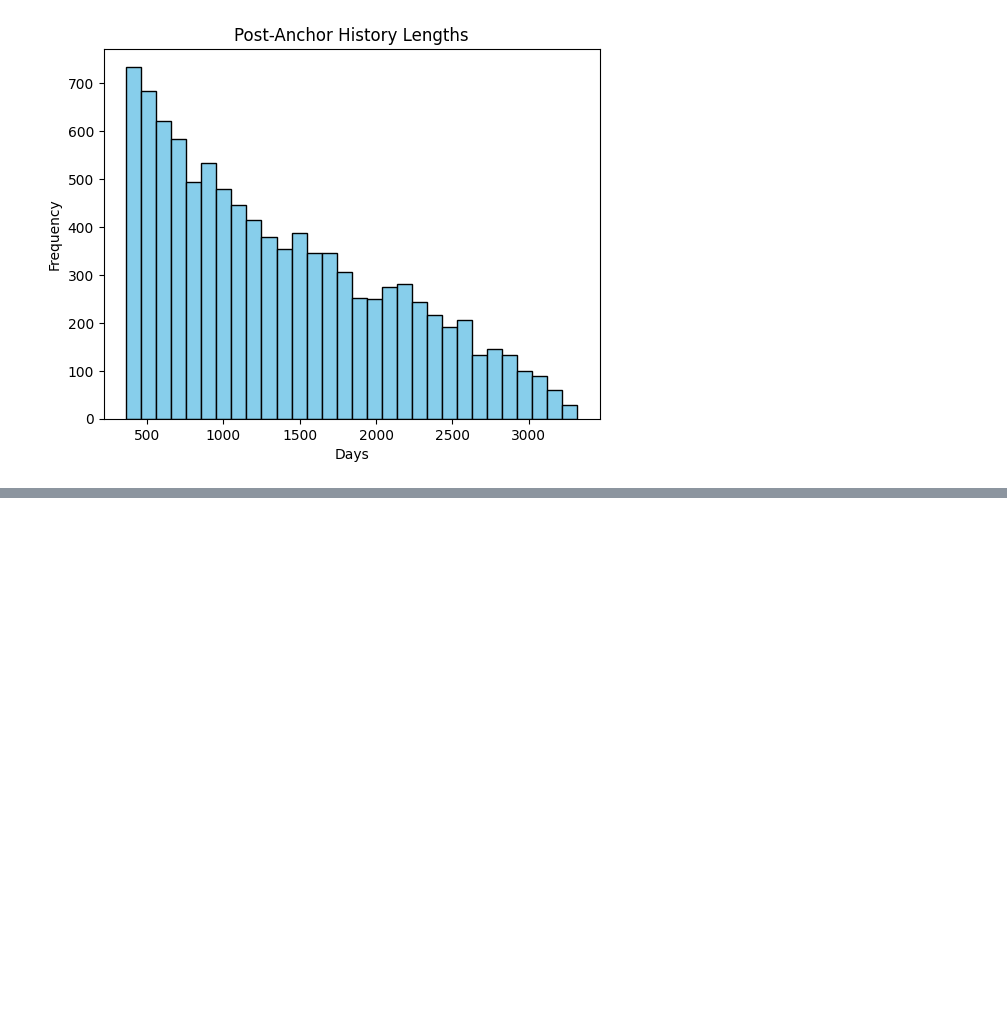
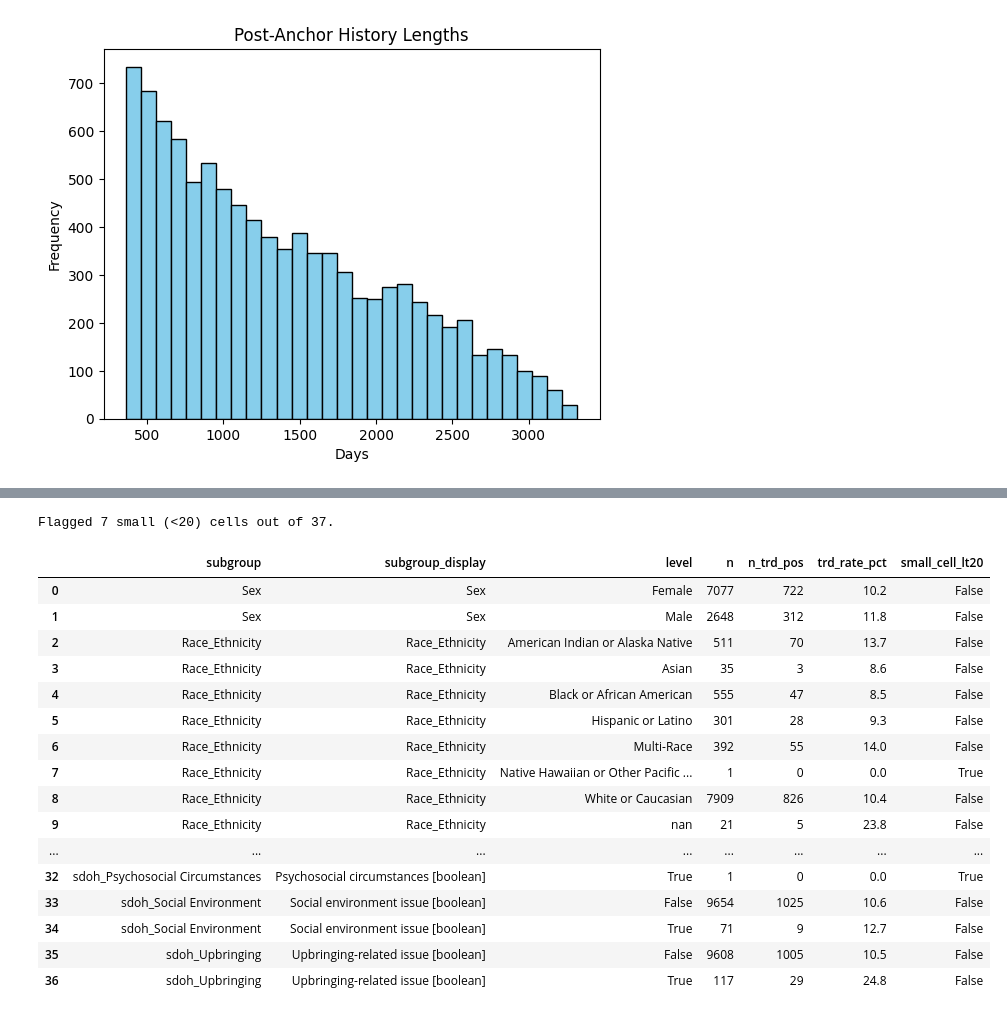
Before and after one commit to Pirate-Hunter-Zoro/Digital-Twins, a Jupyter notebook: notebooks/cohort_investigation.ipynb, the cells around one changed output, grey strips where cells are left out. Cells and saved outputs as stored; diff of their text form; code cells hidden in the pictures; blank space fills up the shorter version.

```diff
--- a/notebooks/cohort_investigation.ipynb
+++ b/notebooks/cohort_investigation.ipynb
@@ -594,0 +816,45 @@ overall_float_quantiles.to_csv(save_folder / "overall_numeric.csv")
+# %%
+from scripts.shared.feature_display_names import humanize_feature_names
+
+sdoh_cols = [c for c in cohort.columns if c.startswith('sdoh_')]
+subgroup_vars = ['Sex', 'Race_Ethnicity', 'PreferredLanguage', 'age_band'] + sdoh_cols
+
+prevalence_rows = []
+for var in subgroup_vars:
+    grouped = cohort.groupby(var, observed=True, dropna=False)['trd_label']
+    for level, group in grouped:
+        n = len(group)
+        n_trd_pos = int(group.sum())
+        prevalence_rows.append({
+            'subgroup': var,
+            'subgroup_display': humanize_feature_names([var])[0],
+            'level': str(level),
+            'n': n,
+            'n_trd_pos': n_trd_pos,
+            'trd_rate_pct': round(n_trd_pos / n * 100, 1) if n else np.nan,
+            'small_cell_lt20': n < 20
+        })
+
+subgroup_prevalence = pd.DataFrame(prevalence_rows)
+subgroup_prevalence.to_csv(save_folder / "subgroup_trd_prevalence.csv", index=False)
+print(f"Flagged {int(subgroup_prevalence['small_cell_lt20'].sum())} small (<20) cells out of {len(subgroup_prevalence)}.")
+subgroup_prevalence
+# %% [output]
+Flagged 7 small (<20) cells out of 37.
+|  | subgroup | subgroup_display | level | n | n_trd_pos | trd_rate_pct | small_cell_lt20 |
+| 0 | Sex | Sex | Female | 7077 | 722 | 10.2 | False |
+| 1 | Sex | Sex | Male | 2648 | 312 | 11.8 | False |
+| 2 | Race_Ethnicity | Race_Ethnicity | American Indian or Alaska Native | 511 | 70 | 13.7 | False |
+| 3 | Race_Ethnicity | Race_Ethnicity | Asian | 35 | 3 | 8.6 | False |
+| 4 | Race_Ethnicity | Race_Ethnicity | Black or African American | 555 | 47 | 8.5 | False |
+| 5 | Race_Ethnicity | Race_Ethnicity | Hispanic or Latino | 301 | 28 | 9.3 | False |
+| 6 | Race_Ethnicity | Race_Ethnicity | Multi-Race | 392 | 55 | 14.0 | False |
+| 7 | Race_Ethnicity | Race_Ethnicity | Native Hawaiian or Other Pacific ... | 1 | 0 | 0.0 | True |
+| 8 | Race_Ethnicity | Race_Ethnicity | White or Caucasian | 7909 | 826 | 10.4 | False |
+| 9 | Race_Ethnicity | Race_Ethnicity | nan | 21 | 5 | 23.8 | False |
+| ... | ... | ... | ... | ... | ... | ... | ... |
+| 32 | sdoh_Psychosocial Circumstances | Psychosocial circumstances [boolean] | True | 1 | 0 | 0.0 | True |
+| 33 | sdoh_Social Environment | Social environment issue [boolean] | False | 9654 | 1025 | 10.6 | False |
+| 34 | sdoh_Social Environment | Social environment issue [boolean] | True | 71 | 9 | 12.7 | False |
+| 35 | sdoh_Upbringing | Upbringing-related issue [boolean] | False | 9608 | 1005 | 10.5 | False |
+| 36 | sdoh_Upbringing | Upbringing-related issue [boolean] | True | 117 | 29 | 24.8 | False |
```
Also changed, not shown: parts of 24 cells of this notebook, 3 other files.
